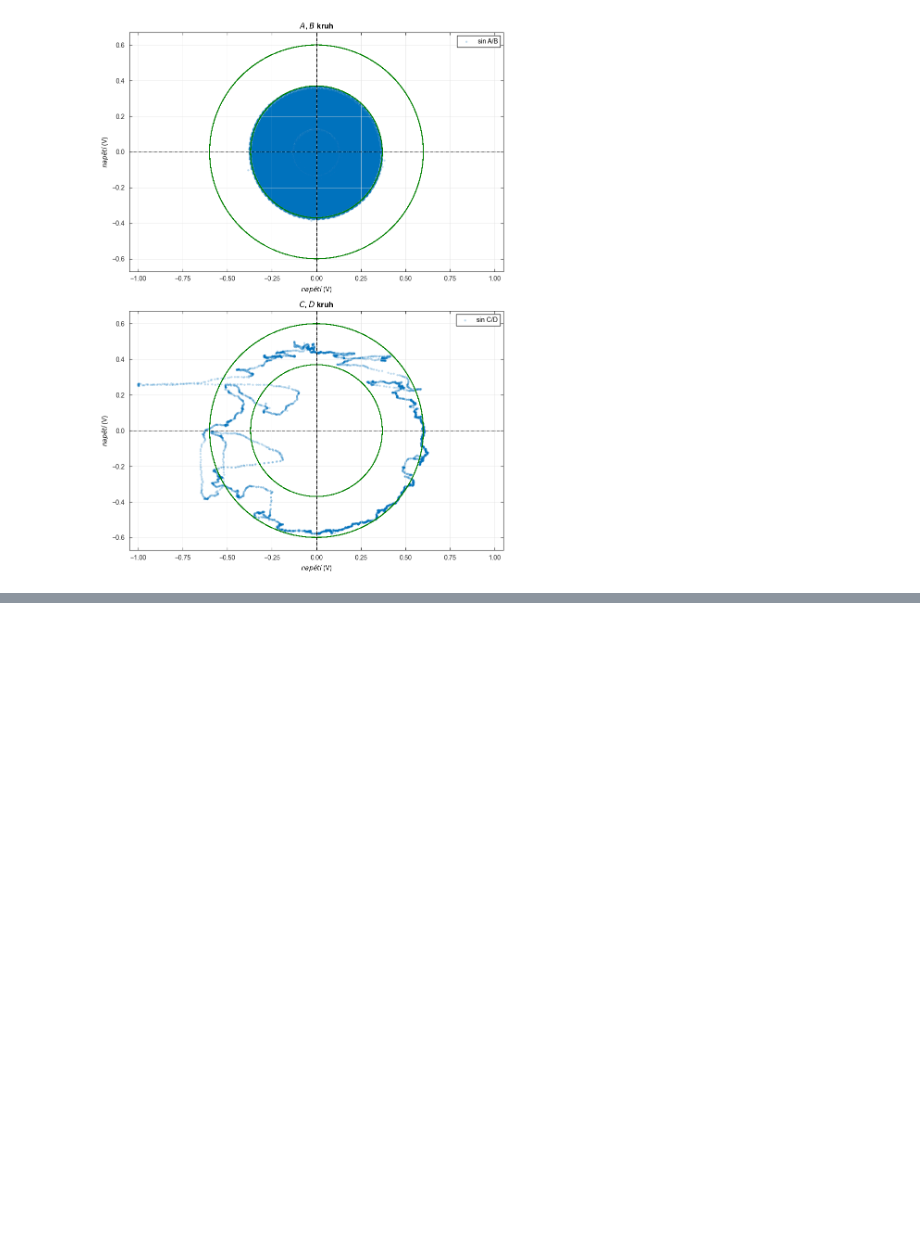
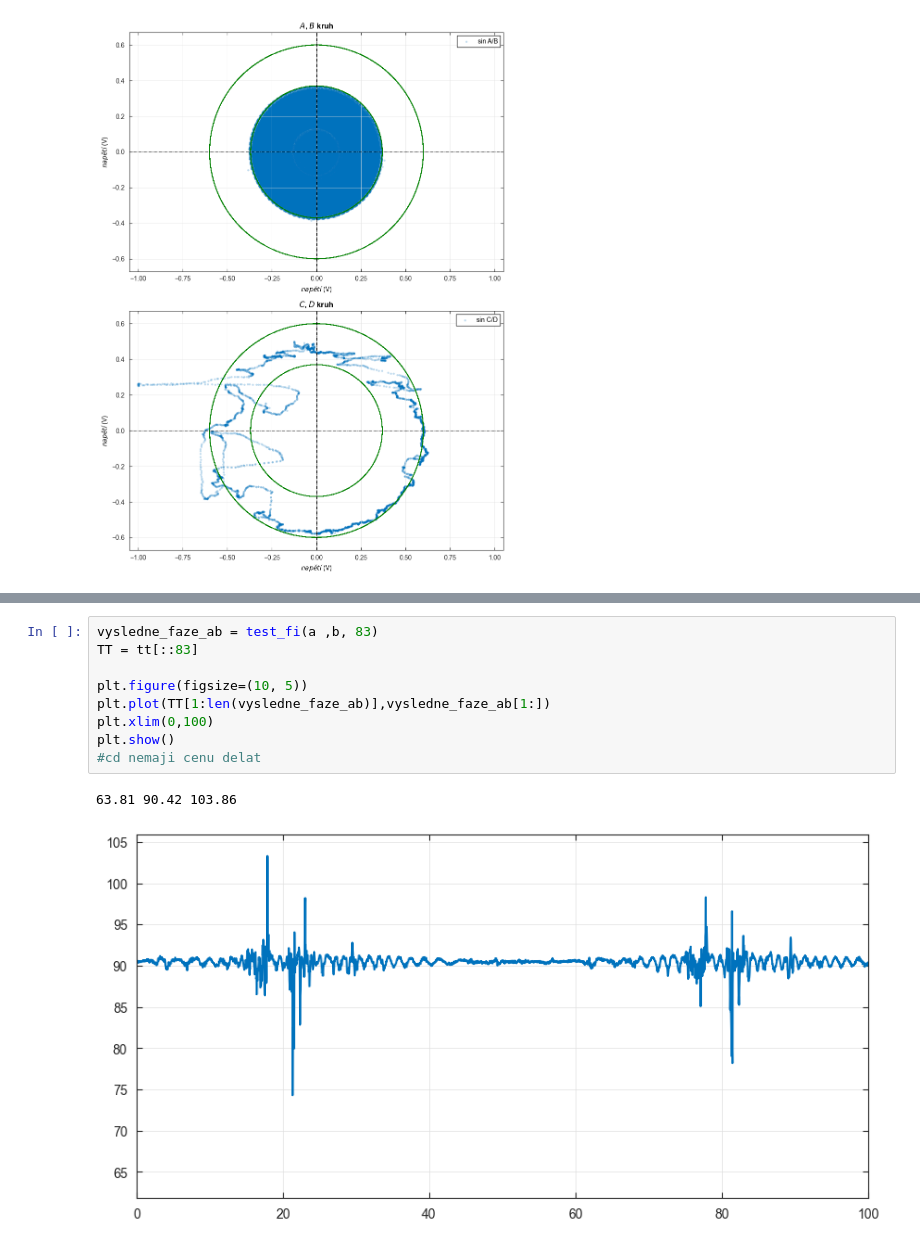
Before and after one commit to Buldadavid/plot, a Jupyter notebook: ERN_2.ipynb, the cells around one changed output, grey strips where cells are left out. Drawn from its saved outputs; the diff is of its cells as text; blank space fills up the shorter version.

```diff
--- a/ERN_2.ipynb
+++ b/ERN_2.ipynb
@@ -169,0 +206,12 @@ plt.show()
+# %%
+vysledne_faze_ab = test_fi(a ,b, 83)
+TT = tt[::83]
+
+plt.figure(figsize=(10, 5))
+plt.plot(TT[1:len(vysledne_faze_ab)],vysledne_faze_ab[1:])
+plt.xlim(0,100)
+plt.show()
+#cd nemaji cenu delat
+# %% [output]
+63.81 90.42 103.86
+[figure, added]
```
Also changed, not shown: parts of 3 cells of this notebook, 2 other files.
